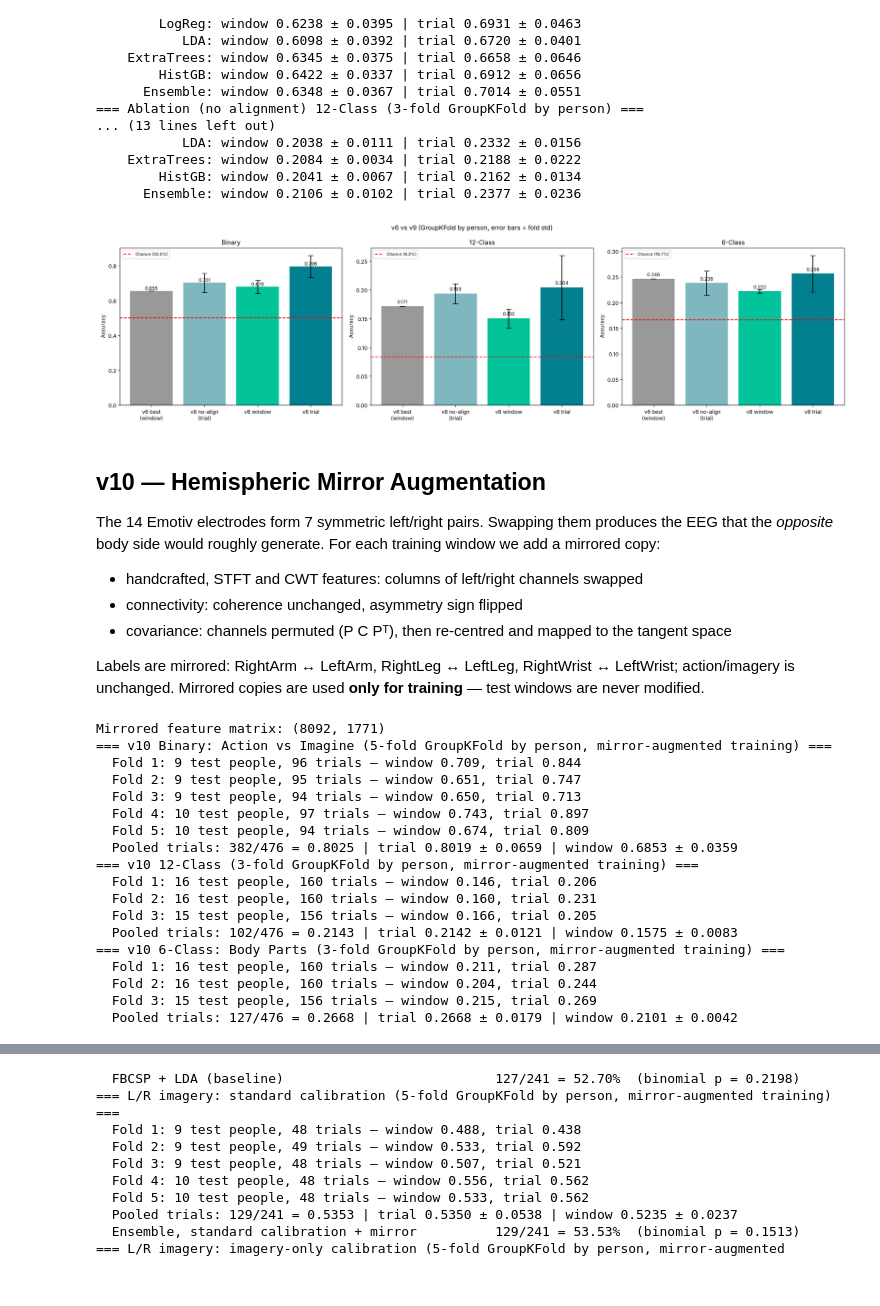
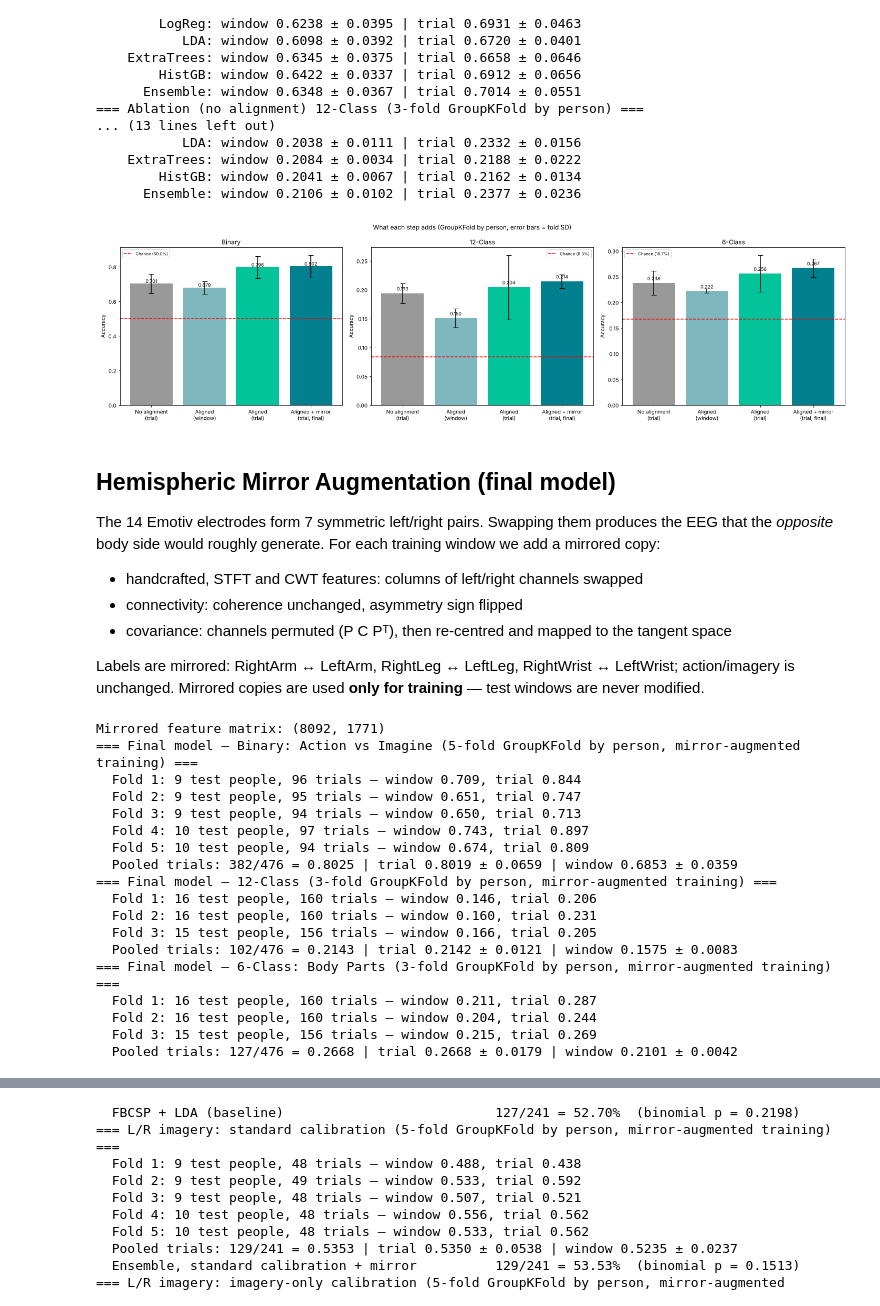
Before and after one commit to tanaydarshan/bci-motor-imagery-grp18, a Jupyter notebook: EEG_preprocessing_v10_executed.ipynb, the cells around one changed output, grey strips where cells are left out. Drawn from its saved outputs; the diff is of its cells as text; code cells hidden in the pictures.

```diff
--- a/EEG_preprocessing_v10_executed.ipynb
+++ b/EEG_preprocessing_v10_executed.ipynb
@@ -698,7 +674,7 @@ results_12_mean, results_12_std = summarize(res_12, 1 / 12, 0.1711)
 ## 6-Class Classification — Body Parts (ML)
 # %%
 res_6 = run_ml(yw_body, n_splits=3, k_best=200, n_csp=4, title='6-Class: Body Parts', models=MULTI_MODELS)
-results_6_mean, results_6_std = summarize(res_6, 1 / 6, 0.2459)
+results_6_mean, results_6_std = summarize(res_6, 1 / 6)
 # %% [output]
 === 6-Class: Body Parts (3-fold GroupKFold) ===
   Fold 1: train 31 subj / test 16 subj — 273s
@@ -956,16 +935,15 @@ Top 30 features (Action vs Imagine):
 ## Model Comparison
 # %%
 fig, axes = plt.subplots(1, 3, figsize=(22, 7))
-for ax, (title, res, chance, v6) in zip(axes, [
-    ('Binary', results_bin_mean, 0.5, 0.6549),
-    ('12-Class', results_12_mean, 1 / 12, 0.1711),
-    ('6-Class', results_6_mean, 1 / 6, 0.2459),
+for ax, (title, res, chance) in zip(axes, [
+    ('Binary', results_bin_mean, 0.5),
+    ('12-Class', results_12_mean, 1 / 12),
+    ('6-Class', results_6_mean, 1 / 6),
 ]):
     top = sorted(res.items(), key=lambda x: -x[1])[:12][::-1]
     ax.barh(range(len(top)), [v for _, v in top], color='#00A896')
     ax.set_yticks(range(len(top))); ax.set_yticklabels([k for k, _ in top], fontsize=7)
     ax.axvline(chance, color='red', ls='--', label=f'Chance ({chance:.1%})')
-    ax.axvline(v6, color='orange', ls='--', label=f'v6 best ({v6:.1%})')
-    ax.set_title(f'{title} — Top 12 (v7)'); ax.set_xlabel('Accuracy'); ax.legend(fontsize=8)
+    ax.set_title(f'{title} — top 12 comparison models (window level)'); ax.set_xlabel('Accuracy'); ax.legend(fontsize=8)
 plt.tight_layout(); plt.show()
 # %% [output]
@@ -1027,24 +1003,24 @@ def recenter_covs(Cv, groups):
 
 covs_all = Covariances(estimator='lwf').fit_transform(X_win)
 TS_rc = TangentSpace(metric='riemann').fit(np.eye(14)[None]).transform(recenter_covs(covs_all, sess_w))
-X_v8 = np.hstack([align_features(X_all, sess_w), TS_rc])
-print(f'v8 feature matrix: {X_v8.shape} ({X_all.shape[1]} aligned features + {TS_rc.shape[1]} re-centred tangent-space)')
+X_final = np.hstack([align_features(X_all, sess_w), TS_rc])
+print(f'Final feature matrix: {X_final.shape} ({X_all.shape[1]} aligned features + {TS_rc.shape[1]} re-centred tangent-space)')
 
-V8_MODELS = {
+ENS_MODELS = {
     'LogReg': lambda: LogisticRegression(C=0.01, max_iter=3000),
     'LDA': lambda: LinearDiscriminantAnalysis(solver='lsqr', shrinkage='auto'),
     'ExtraTrees': lambda: ExtraTreesClassifier(n_estimators=500, max_features='sqrt', n_jobs=-1, random_state=RANDOM_STATE),
     'HistGB': lambda: HistGradientBoostingClassifier(max_iter=200, learning_rate=0.05, max_depth=4, random_state=RANDOM_STATE),
 }
 
-def run_v8(F, y, n_splits, title):
+def run_ensemble(F, y, n_splits, title):
     print(f'=== {title} ({n_splits}-fold GroupKFold by person) ===')
     res = {}
     for fold, (tr, te) in enumerate(GroupKFold(n_splits=n_splits).split(F, y, groups=sw)):
         t0 = time.time()
         sc = StandardScaler().fit(F[tr]); A, B = sc.transform(F[tr]), sc.transform(F[te])
         probs = {}
-        for name, mk in V8_MODELS.items():
+        for name, mk in ENS_MODELS.items():
             clf = mk().fit(A, y[tr]); probs[name] = clf.predict_proba(B); classes = clf.classes_
         probs['Ensemble'] = np.mean(list(probs.values()), axis=0)
         tt = trial_of_win[te]; ut = np.unique(tt)
@@ -1062,7 +1038,7 @@ def run_v8(F, y, n_splits, title):
               f'trial {np.mean(r["trial"]):.4f} ± {np.std(r["trial"]):.4f}')
     return res
 
-v8_bin = run_v8(X_v8, yw_bin, 5, 'v8 Binary: Action vs Imagine')
-v8_12 = run_v8(X_v8, yw_multi, 3, 'v8 12-Class')
-v8_6 = run_v8(X_v8, yw_body, 3, 'v8 6-Class: Body Parts')
+ens_bin = run_ensemble(X_final, yw_bin, 5, 'Ensemble without mirror — Binary: Action vs Imagine')
+ens_12 = run_ensemble(X_final, yw_multi, 3, 'Ensemble without mirror — 12-Class')
+ens_6 = run_ensemble(X_final, yw_body, 3, 'Ensemble without mirror — 6-Class: Body Parts')
 # %% [output]
@@ -1091,7 +1067,7 @@ trial-level voting alone vs. subject-wise alignment.
 X_noalign = np.hstack([X_all, TangentSpace(metric='riemann').fit_transform(covs_all)])
 abl = {}
 for task, y, k in [('Binary', yw_bin, 5), ('12-Class', yw_multi, 3), ('6-Class', yw_body, 3)]:
-    abl[task] = run_v8(X_noalign, y, k, f'Ablation (no alignment) {task}')['Ensemble']
+    abl[task] = run_ensemble(X_noalign, y, k, f'Ablation (no alignment) {task}')['Ensemble']
 # %% [output]
 === Ablation (no alignment) Binary (5-fold GroupKFold by person) ===
   Fold 1: 9 test people, 96 test trials — ensemble window 0.680, trial 0.740 (24s)
@@ -1112,19 +1088,21 @@ for task, y, k in [('Binary', yw_bin, 5), ('12-Class', yw_multi, 3), ('6-Class',
       Ensemble: window 0.2106 ± 0.0102 | trial 0.2377 ± 0.0236
 # %%
 fig, axes = plt.subplots(1, 3, figsize=(20, 5.5))
-for ax, (task, v8r, chance, v6) in zip(axes, [('Binary', v8_bin, 0.5, 0.6549), ('12-Class', v8_12, 1/12, 0.1711), ('6-Class', v8_6, 1/6, 0.2459)]):
-    labels = ['v6 best\n(window)', 'v8 no-align\n(trial)', 'v8 window', 'v8 trial']
-    vals = [v6, np.mean(abl[task]['trial']), np.mean(v8r['Ensemble']['window']), np.mean(v8r['Ensemble']['trial'])]
-    errs = [0, np.std(abl[task]['trial']), np.std(v8r['Ensemble']['window']), np.std(v8r['Ensemble']['trial'])]
+for ax, (task, ens, fin, chance) in zip(axes, [('Binary', ens_bin, final_bin, 0.5),
+                                              ('12-Class', ens_12, final_12, 1 / 12),
+                                              ('6-Class', ens_6, final_6, 1 / 6)]):
+    labels = ['No alignment\n(trial)', 'Aligned\n(window)', 'Aligned\n(trial)', 'Aligned + mirror\n(trial, final)']
+    runs = [abl[task]['trial'], ens['Ensemble']['window'], ens['Ensemble']['trial'], fin['trial']]
+    vals, errs = [np.mean(r) for r in runs], [np.std(r) for r in runs]
     ax.bar(labels, vals, yerr=errs, capsize=5, color=['#999999', '#7FB7BE', '#02C39A', '#028090'])
     ax.axhline(chance, color='red', ls='--', label=f'Chance ({chance:.1%})')
     for j, v in enumerate(vals): ax.text(j, v + 0.005, f'{v:.3f}', ha='center', fontsize=9)
-    ax.set_title(f'{task}'); ax.set_ylabel('Accuracy'); ax.legend(fontsize=8)
-plt.suptitle('v6 vs v9 (GroupKFold by person, error bars = fold std)'); plt.tight_layout(); plt.show()
+    ax.set_title(task); ax.set_ylabel('Accuracy'); ax.legend(fontsize=8)
+plt.suptitle('What each step adds (GroupKFold by person, error bars = fold SD)'); plt.tight_layout(); plt.show()
 # %% [output]
-[figure, old version]
+[figure, new version]
 # %% [markdown]
-## v10 — Hemispheric Mirror Augmentation
+## Hemispheric Mirror Augmentation (final model)
 
 The 14 Emotiv electrodes form 7 symmetric left/right pairs. Swapping them produces the EEG that the *opposite* body side
 would roughly generate. For each training window we add a mirrored copy:
@@ -1153,16 +1131,16 @@ ch_perm = np.array([EMOTIV_CHANNELS.index(MIRROR[c]) for c in EMOTIV_CHANNELS])
 covs_rc = recenter_covs(covs_all, sess_w)
 TS_rc_mir = TangentSpace(metric='riemann').fit(np.eye(14)[None]).transform(covs_rc[:, ch_perm][:, :, ch_perm])
 n_hand = X_all.shape[1]
-X_v10_mir = np.hstack([X_v8[:, :n_hand][:, mir_perm] * mir_sign, TS_rc_mir])
+X_mirror = np.hstack([X_final[:, :n_hand][:, mir_perm] * mir_sign, TS_rc_mir])
 
 MIR_BODY = np.array([1, 0, 3, 2, 5, 4])                  # RA<->LA, RL<->LL, RW<->LW
 mirror_label = {'bin': lambda y: y,
                 'body': lambda y: MIR_BODY[y],
                 'multi': lambda y: MIR_BODY[y // 2] * 2 + y % 2,
                 'side': lambda y: 1 - y}
-print('Mirrored feature matrix:', X_v10_mir.shape)
+print('Mirrored feature matrix:', X_mirror.shape)
 
-def run_v10(X, Xm, y, ymap, n_splits, title, mask=None):
+def run_mirror(X, Xm, y, ymap, n_splits, title, mask=None):
     idx = np.arange(len(y)) if mask is None else np.where(mask)[0]
     print(f'=== {title} ({n_splits}-fold GroupKFold by person, mirror-augmented training) ===')
     res = {'window': [], 'trial': [], 'pooled_correct': 0, 'n_trials': 0, 'y_true': [], 'y_pred': []}
@@ -1171,7 +1149,7 @@ def run_v10(X, Xm, y, ymap, n_splits, title, mask=None):
         A = np.vstack([X[tr], Xm[tr]]); yA = np.concatenate([y[tr], ymap(y[tr])])
         sc = StandardScaler().fit(A); A, B = sc.transform(A), sc.transform(X[te])
         probs = []
-        for name, mk in V8_MODELS.items():
+        for name, mk in ENS_MODELS.items():
             clf = mk().fit(A, yA); probs.append(clf.predict_proba(B)); classes = clf.classes_
         Pr = np.mean(probs, axis=0)
         tt = trial_of_win[te]; ut = np.unique(tt)
@@ -1186,24 +1164,24 @@ def run_v10(X, Xm, y, ymap, n_splits, title, mask=None):
           f'trial {np.mean(res["trial"]):.4f} ± {np.std(res["trial"]):.4f} | window {np.mean(res["window"]):.4f} ± {np.std(res["window"]):.4f}')
     return res
 
-v10_bin = run_v10(X_v8, X_v10_mir, yw_bin, mirror_label['bin'], 5, 'v10 Binary: Action vs Imagine')
-v10_12 = run_v10(X_v8, X_v10_mir, yw_multi, mirror_label['multi'], 3, 'v10 12-Class')
-v10_6 = run_v10(X_v8, X_v10_mir, yw_body, mirror_label['body'], 3, 'v10 6-Class: Body Parts')
+final_bin = run_mirror(X_final, X_mirror, yw_bin, mirror_label['bin'], 5, 'Final model — Binary: Action vs Imagine')
+final_12 = run_mirror(X_final, X_mirror, yw_multi, mirror_label['multi'], 3, 'Final model — 12-Class')
+final_6 = run_mirror(X_final, X_mirror, yw_body, mirror_label['body'], 3, 'Final model — 6-Class: Body Parts')
 # %% [output]
 Mirrored feature matrix: (8092, 1771)
-=== v10 Binary: Action vs Imagine (5-fold GroupKFold by person, mirror-augmented training) ===
+=== Final model — Binary: Action vs Imagine (5-fold GroupKFold by person, mirror-augmented training) ===
   Fold 1: 9 test people, 96 trials — window 0.709, trial 0.844
   Fold 2: 9 test people, 95 trials — window 0.651, trial 0.747
   Fold 3: 9 test people, 94 trials — window 0.650, trial 0.713
   Fold 4: 10 test people, 97 trials — window 0.743, trial 0.897
   Fold 5: 10 test people, 94 trials — window 0.674, trial 0.809
   Pooled trials: 382/476 = 0.8025 | trial 0.8019 ± 0.0659 | window 0.6853 ± 0.0359
-=== v10 12-Class (3-fold GroupKFold by person, mirror-augmented training) ===
+=== Final model — 12-Class (3-fold GroupKFold by person, mirror-augmented training) ===
   Fold 1: 16 test people, 160 trials — window 0.146, trial 0.206
   Fold 2: 16 test people, 160 trials — window 0.160, trial 0.231
   Fold 3: 15 test people, 156 trials — window 0.166, trial 0.205
   Pooled trials: 102/476 = 0.2143 | trial 0.2142 ± 0.0121 | window 0.1575 ± 0.0083
-=== v10 6-Class: Body Parts (3-fold GroupKFold by person, mirror-augmented training) ===
+=== Final model — 6-Class: Body Parts (3-fold GroupKFold by person, mirror-augmented training) ===
   Fold 1: 16 test people, 160 trials — window 0.211, trial 0.287
   Fold 2: 16 test people, 160 trials — window 0.204, trial 0.244
   Fold 3: 15 test people, 156 trials — window 0.215, trial 0.269
```
Also changed, not shown: parts of 29 cells of this notebook, 3 other files.
